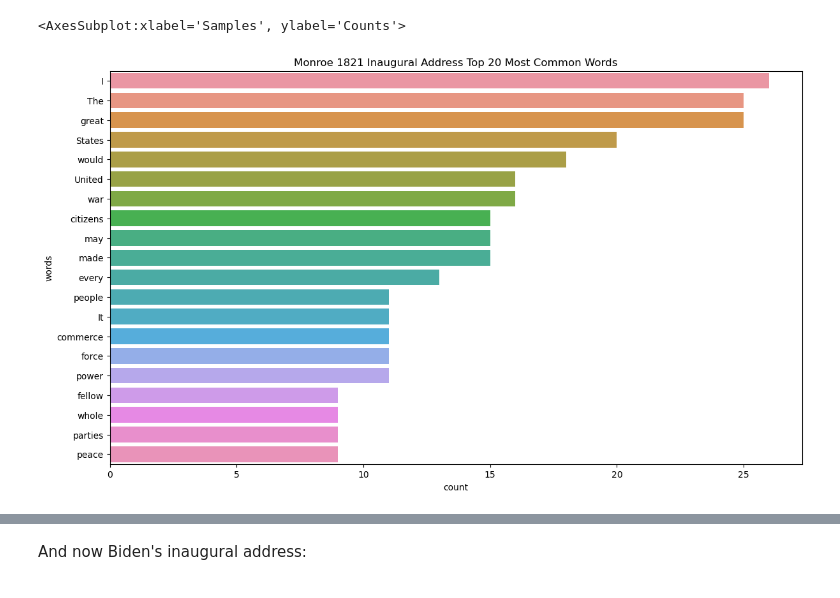
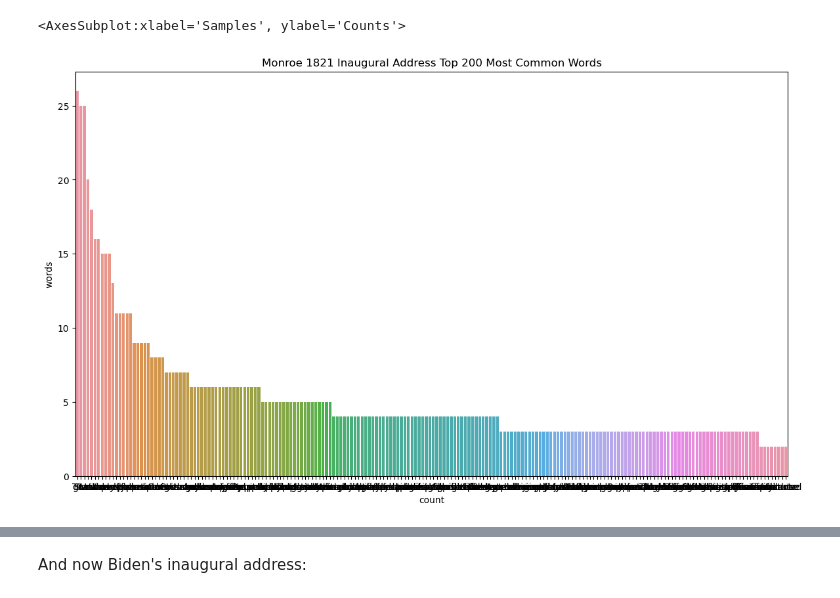
Before and after one commit to letisalba/Data-620, a Jupyter notebook: Week-8/Assignment Week 8.ipynb, the cells around one changed output, grey strips where cells are left out. Saved outputs shown, nothing was run; the diff lists cells and outputs as text; code cells hidden in the pictures.

```diff
--- a/Week-8/Assignment Week 8.ipynb
+++ b/Week-8/Assignment Week 8.ipynb
@@ -190,15 +190,15 @@ freq_monroe.plot(60)
 [figure]
 <AxesSubplot:xlabel='Samples', ylabel='Counts'>
 # %%
-# preparing the dataframe again but for the top 20 words
-monroe_top20 = pd.DataFrame(freq_monroe.most_common(20),columns=['word','count'])
-monroe_top20['rel_freq'] = monroe_top20['count']/float(len(monroe))
+# preparing the dataframe again but for the top 200 words
+monroe_top200 = pd.DataFrame(freq_monroe.most_common(200),columns=['word','count'])
+monroe_top200['rel_freq'] = monroe_top200['count']/float(len(monroe))
 
-# visualizing most common 20 from the 200 words
+# visualizing most common 200 words
 plt.figure(figsize=(14,8))
-ax = sns.barplot(y=monroe_top20['word'],x=monroe_top20['count'])
+ax = sns.barplot(y=monroe_top200['count'],x=monroe_top200['word'])
 ax.set(xlabel='count', ylabel='words',
-       title='Monroe 1821 Inaugural Address Top 20 Most Common Words')
+       title='Monroe 1821 Inaugural Address Top 200 Most Common Words')
 plt.show()
 # %% [output]
-[figure, old version]
+[figure, new version]
```
Also changed, not shown: parts of 6 cells of this notebook.
